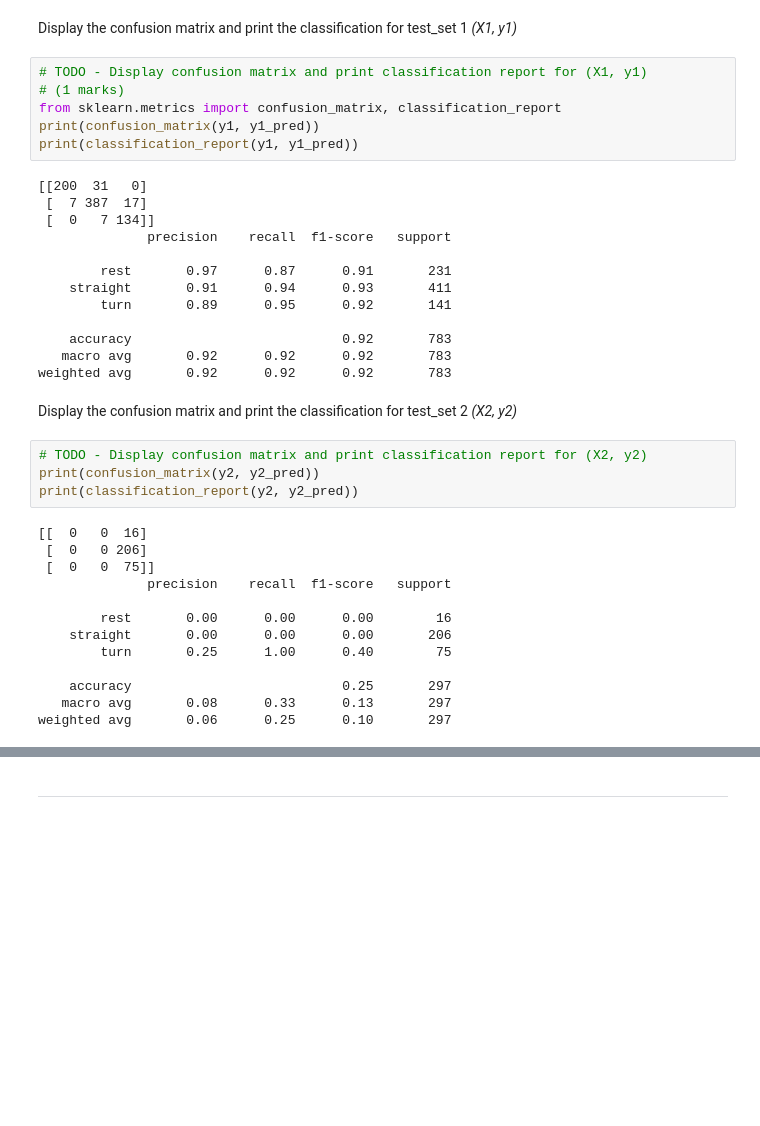
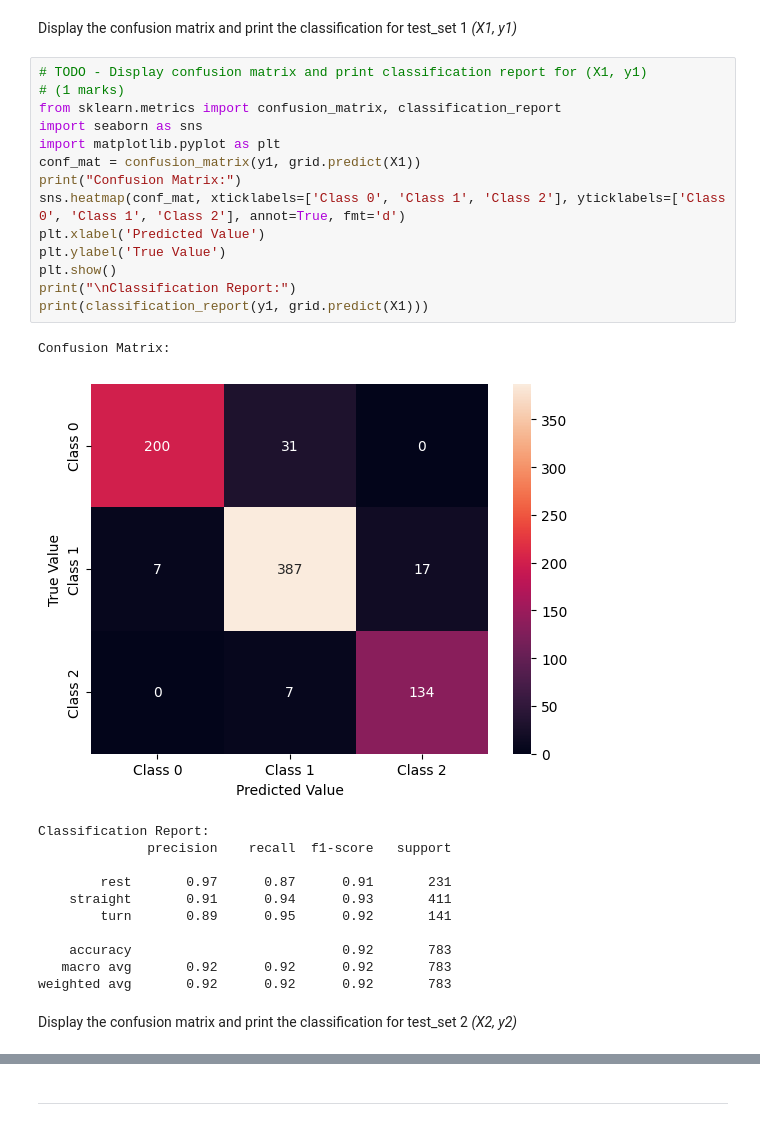
Before and after one commit to KushalDoshi17/engg680_2024_fall, a Jupyter notebook: Lab_Assignment4/Assignment 4.ipynb, the cells around one changed output, grey strips where cells are left out. Saved outputs shown, nothing was run; the diff lists cells and outputs as text; blank space fills up the shorter version.

```diff
--- a/Lab_Assignment4/Assignment 4.ipynb
+++ b/Lab_Assignment4/Assignment 4.ipynb
@@ -331,38 +310,29 @@ Display the confusion matrix and print the classification for test_set 1 *(X1, y
 # %%
 # TODO - Display confusion matrix and print classification report for (X1, y1)
 # (1 marks)
 from sklearn.metrics import confusion_matrix, classification_report
-print(confusion_matrix(y1, y1_pred))
-print(classification_report(y1, y1_pred))
+import seaborn as sns
+import matplotlib.pyplot as plt
+conf_mat = confusion_matrix(y1, grid.predict(X1))
+print("Confusion Matrix:")
+sns.heatmap(conf_mat, xticklabels=['Class 0', 'Class 1', 'Class 2'], yticklabels=['Class 0', 'Class 1', 'Class 2'], annot=True, fmt='d')
+plt.xlabel('Predicted Value')
+plt.ylabel('True Value')
+plt.show()
+print("\nClassification Report:")
+print(classification_report(y1, grid.predict(X1)))
 # %% [output]
-[[200  31   0]
- [  7 387  17]
- [  0   7 134]]
-              precision    recall  f1-score   support
-
-        rest       0.97      0.87      0.91       231
-    straight       0.91      0.94      0.93       411
-        turn       0.89      0.95      0.92       141
-
-    accuracy                           0.92       783
-   macro avg       0.92      0.92      0.92       783
-weighted avg       0.92      0.92      0.92       783
+Confusion Matrix:
+[figure, added]
+Classification Report:
+              precision    recall  f1-score   support
+
+        rest       0.97      0.87      0.91       231
+    straight       0.91      0.94      0.93       411
+        turn       0.89      0.95      0.92       141
+
+    accuracy                           0.92       783
+   macro avg       0.92      0.92      0.92       783
+weighted avg       0.92      0.92      0.92       783
 # %% [markdown]
 Display the confusion matrix and print the classification for test_set 2 *(X2, y2)*
-# %%
-# TODO - Display confusion matrix and print classification report for (X2, y2)
-print(confusion_matrix(y2, y2_pred))
-print(classification_report(y2, y2_pred))
-# %% [output]
-[[  0   0  16]
- [  0   0 206]
- [  0   0  75]]
-              precision    recall  f1-score   support
-
-        rest       0.00      0.00      0.00        16
-    straight       0.00      0.00      0.00       206
-        turn       0.25      1.00      0.40        75
-
-    accuracy                           0.25       297
-   macro avg       0.08      0.33      0.13       297
-weighted avg       0.06      0.25      0.10       297
```
Also changed, not shown: parts of 55 cells of this notebook.
